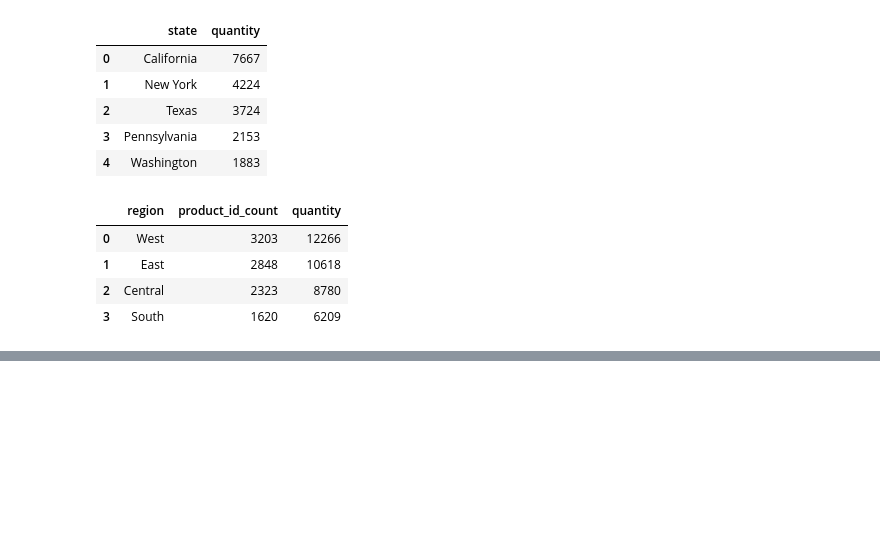
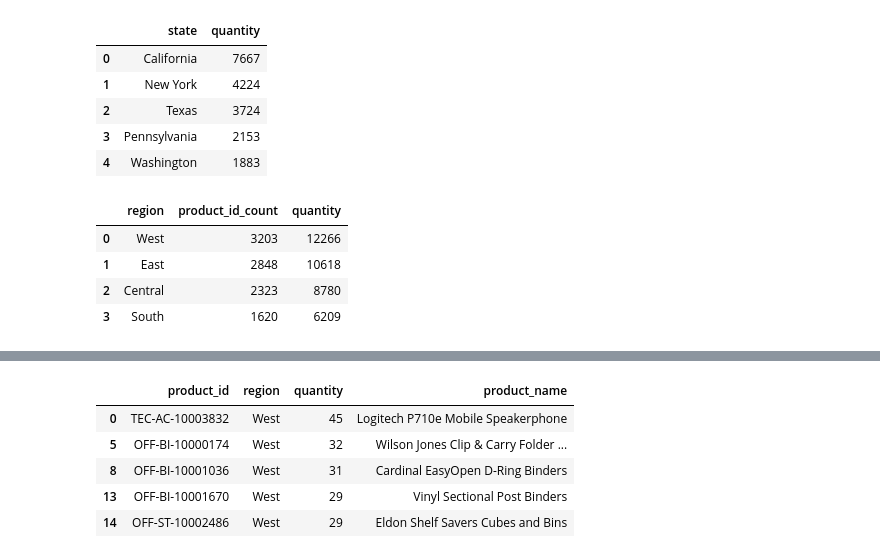
Before and after one commit to Dilcia19/superstore, a Jupyter notebook: notebooks/analysis_in_py.ipynb, the cells around one changed output, grey strips where cells are left out. Drawn from its saved outputs; the diff is of its cells as text; code cells hidden in the pictures; blank space fills up the shorter version.

```diff
--- a/notebooks/analysis_in_py.ipynb
+++ b/notebooks/analysis_in_py.ipynb
@@ -131,0 +149,10 @@ high_business_states
+# %%
+# popular products in the west
+popular_products_region[popular_products_region['region'] == 'West'].head(5)
+# %% [output]
+|  | product_id | region | quantity | product_name |
+| 0 | TEC-AC-10003832 | West | 45 | Logitech P710e Mobile Speakerphone |
+| 5 | OFF-BI-10000174 | West | 32 | Wilson Jones Clip & Carry Folder ... |
+| 8 | OFF-BI-10001036 | West | 31 | Cardinal EasyOpen D-Ring Binders |
+| 13 | OFF-BI-10001670 | West | 29 | Vinyl Sectional Post Binders |
+| 14 | OFF-ST-10002486 | West | 29 | Eldon Shelf Savers Cubes and Bins |
```
Also changed, not shown: parts of 1 cell of this notebook.
